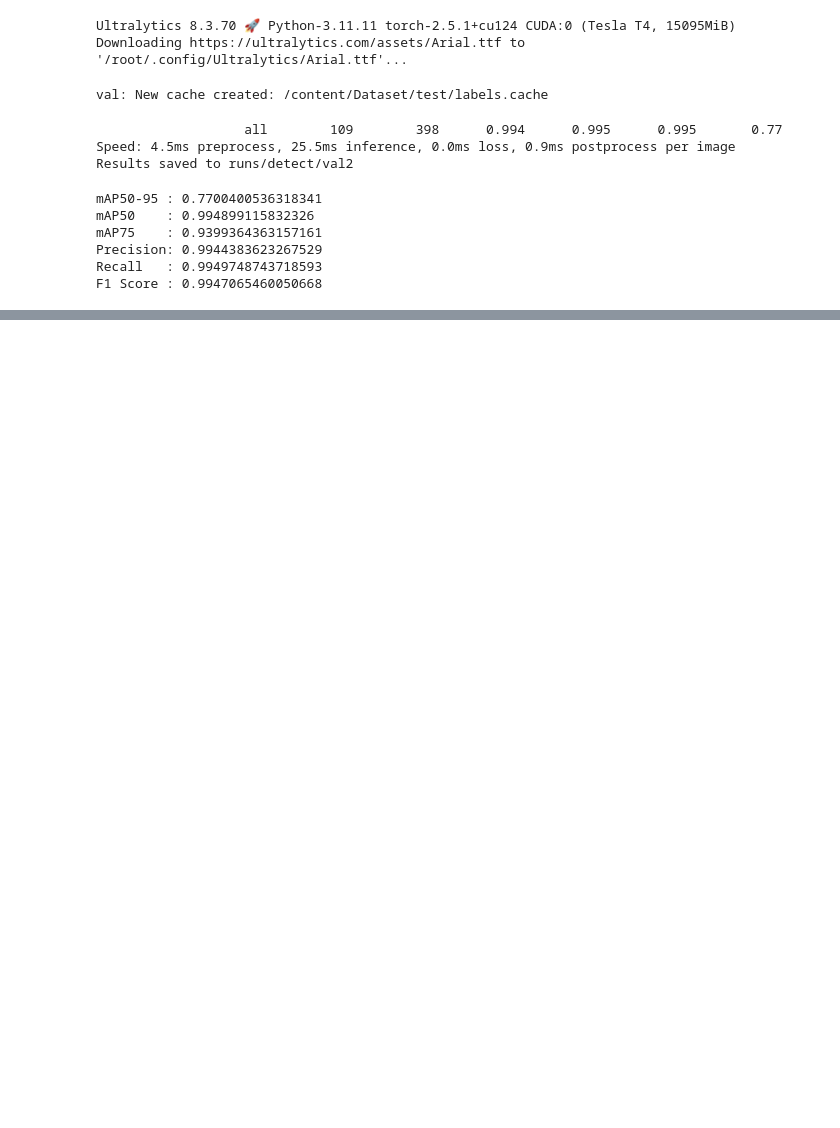
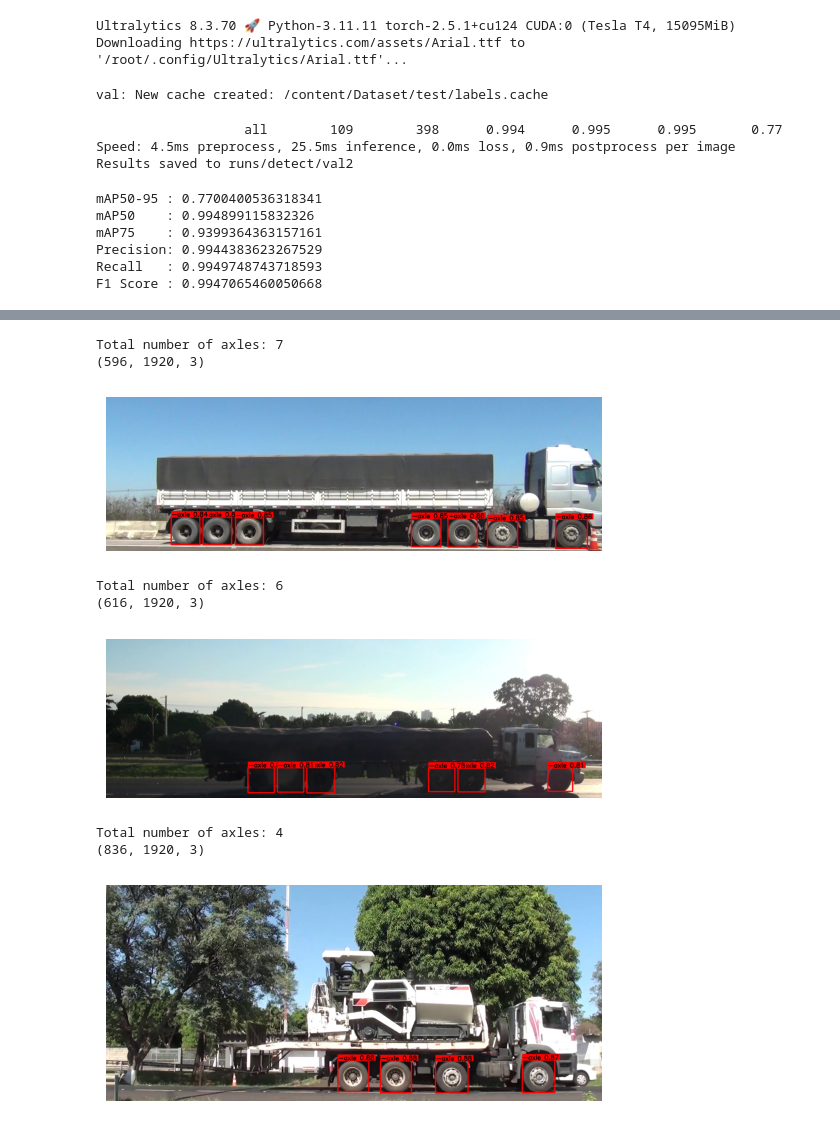
Before and after one commit to matheusprv/truck-axle-detection, a Jupyter notebook: Results/evaluate_models.ipynb, the cells around one changed output, grey strips where cells are left out. Cells and saved outputs as stored; diff of their text form; code cells hidden in the pictures; blank space fills up the shorter version.

```diff
--- a/Results/evaluate_models.ipynb
+++ b/Results/evaluate_models.ipynb
@@ -216,0 +279,54 @@ F1 Score : 0.9947065460050668
+# %%
+def make_yolo_prediction(model, img_path):
+    original_img = cv2.cvtColor(cv2.imread(img_path), cv2.COLOR_BGR2RGB)
+    original_height, original_width, _ = original_img.shape
+
+    img_resized = cv2.resize(original_img, (640, 640))
+    results = model.predict(img_resized, save=False)
+
+    print(f"Total number of axles: {len(results[0].boxes)}")
+    for box in results[0].boxes:
+        cords = box.xyxy[0].tolist()
+        cords = [round(x) for x in cords]
+        class_item = results[0].names[box.cls[0].item()]
+        confidence = round(box.conf[0].item(), 2)
+
+        # Scale coordinates back to original image size
+        x1, y1, x2, y2 = cords
+        x1 = int(x1 * (original_width / 640))
+        y1 = int(y1 * (original_height / 640))
+        x2 = int(x2 * (original_width / 640))
+        y2 = int(y2 * (original_height / 640))
+
+        # Draw bounding box on the image
+        color = (255, 0, 0)
+        cv2.rectangle(original_img, (x1, y1), (x2, y2), color, 3)
+
+        # Adding the class and confidence on each prediction
+        text = f"{class_item} {confidence:.2f}"
+        (tw, th), _ = cv2.getTextSize(text, cv2.FONT_HERSHEY_SIMPLEX, 0.8, 2)
+        cv2.rectangle(original_img, (x1, y1 - th - 5), (x1 + tw + 5, y1), color, -1)
+        cv2.putText(original_img, text, (x1 + 2, y1 - 2), cv2.FONT_HERSHEY_SIMPLEX, 0.8, (0, 0, 0), 2)
+
+    print(original_img.shape)
+
+    plt.figure()
+    plt.imshow(original_img)
+    plt.axis("off")
+    plt.show()
+
+    original_img = cv2.cvtColor(original_img, cv2.COLOR_RGB2BGR)
+    cv2.imwrite("yolo_output_"+img_path, original_img)
+# %%
+for img in images_path:
+    make_yolo_prediction(yolo, img)
+# %% [output]
+Total number of axles: 7
+(596, 1920, 3)
+[figure, added]
+Total number of axles: 6
+(616, 1920, 3)
+[figure, added]
+Total number of axles: 4
+(836, 1920, 3)
+[figure, added]
```
Also changed, not shown: parts of 18 cells of this notebook, 2 other files.
